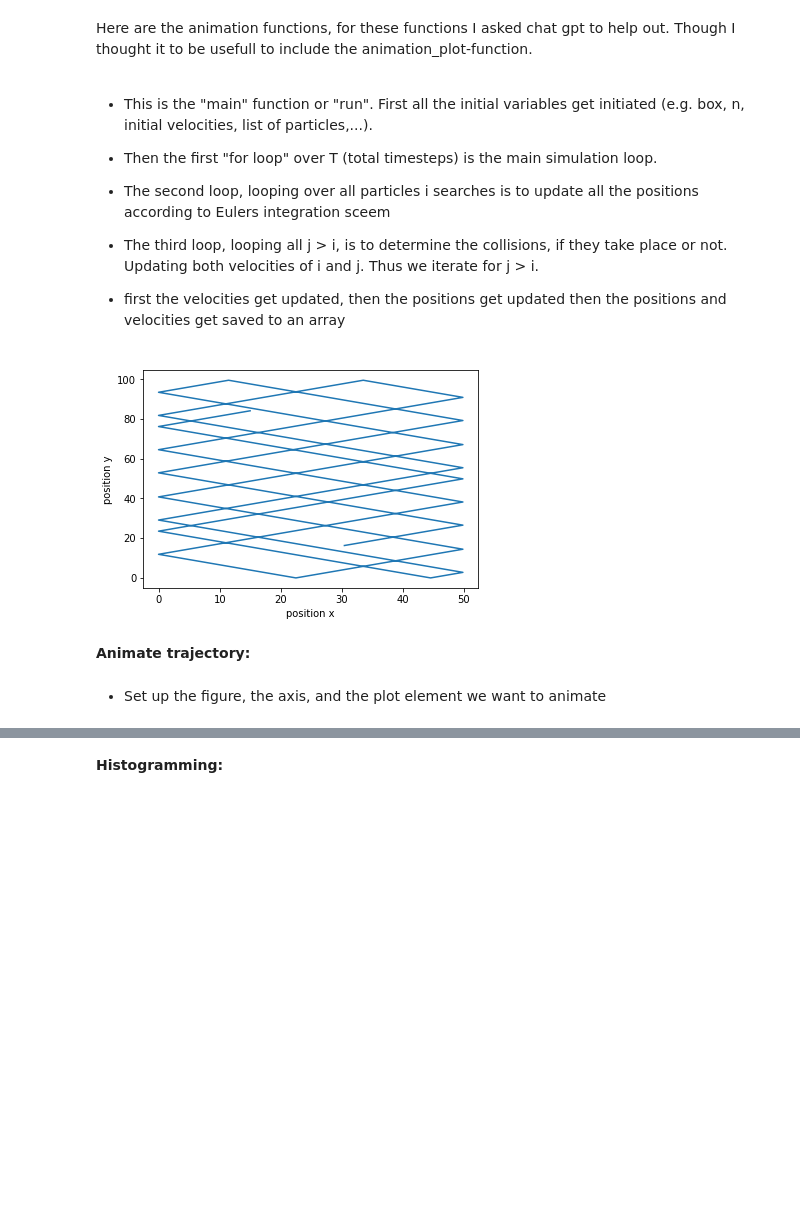
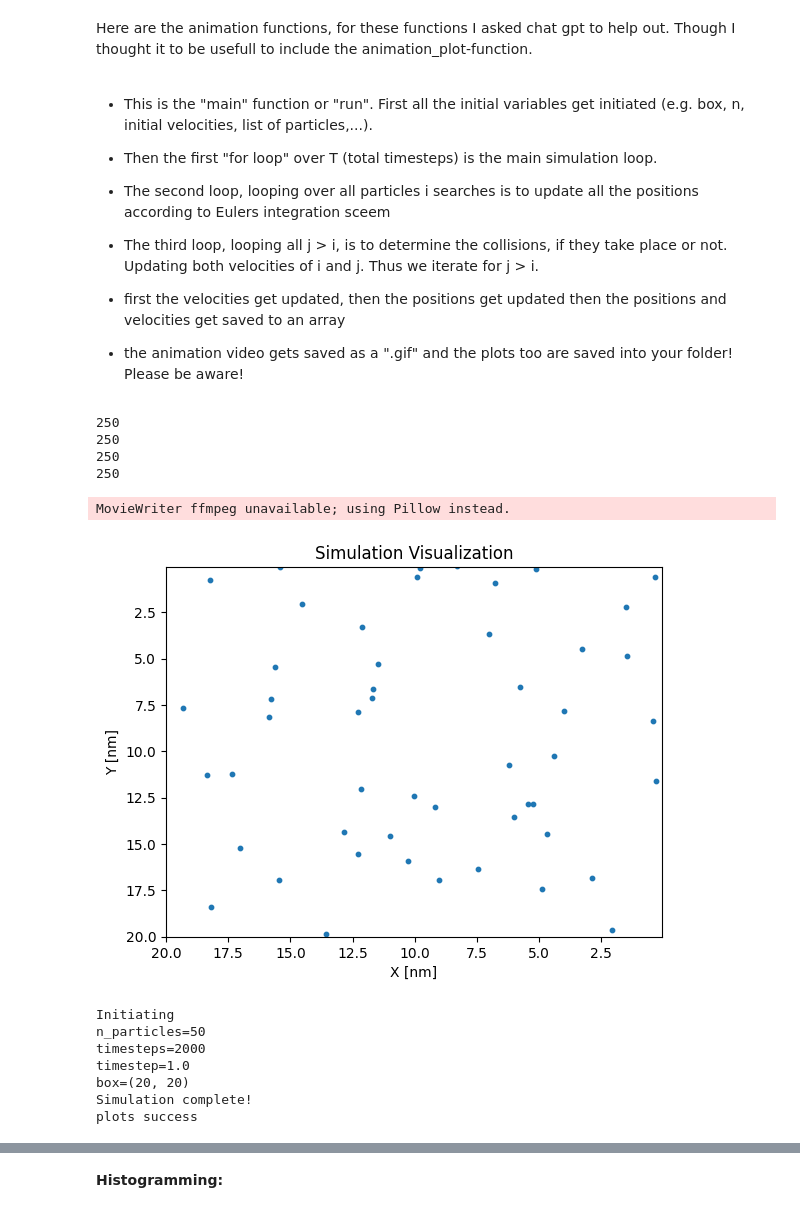
Before and after one commit to DominicNieder/Complex-Classical-Systems, a Jupyter notebook: sheet-01-handin.ipynb, the cells around one changed output, grey strips where cells are left out. Cells and saved outputs as stored; diff of their text form; code cells hidden in the pictures; blank space fills up the shorter version.

```diff
--- a/sheet-01-handin.ipynb
+++ b/sheet-01-handin.ipynb
@@ -86,6 +87,8 @@ def animation_plot(p_radius:float|int,box:tuple[float|int]):
 * The third loop, looping all j > i, is to determine the collisions, if they take place or not. Updating both velocities of i and j. Thus we iterate for j > i.
 
 * first the velocities get updated, then the positions get updated then the positions and velocities get saved to an array
+
+* the animation video gets saved as a ".gif" and the plots too are saved into your folder! Please be aware!
 # %%
 def run():
     log="Initiating\n"
@@ -181,38 +184,45 @@ def run():
     plt.xlabel("|v| [nm/tau]")
     plt.ylabel("occupancy")
     axs[0].hist(v_abs1,n_bins,density=False)
     axs[1].hist(v_abs2,n_bins,density=False)
     axs[0].set_xlabel('|v| [nm/tau]')
     axs[1].set_xlabel('|v| [nm/tau]')
     axs[0].set_ylabel('occupancy')
     plt.savefig("maxwell_boltzmann-v_abs"+str(v0)+".png")
     plt.close()
 
     ### Maxwell Boltzmann distribution
     mw = mw_boltzmann_distri((0.0,1.75),temp)
     fig=plt.plot(mw[0],mw[1])
     plt.title("Maxwell Boltzmann distribution")
     plt.xlabel("|v| [nm/tau]")
     plt.ylabel("p(|x|)")
     plt.grid()
     # creating histogram & maxwell-Boltzmann distribution
     plt.savefig("maxwell_boltzmannTheory"+str(v0)+".png")
     plt.close()
     log=log+"plots success\n"
 
     ### Animation
     scat, fig, ax = animation_plot(par[0].r*10, box)
     anim = FuncAnimation(fig, animate, frames=T, fargs=(x_data, y_data, scat), interval=50, blit=True)
     writer = FFMpegWriter(fps=10, metadata=dict(artist='Dominic Nieder'), bitrate=1800)
     anim.save("simulation2.gif")
     plt.show()
-    return log
+    return log, anim
 
-
-print(run())
+log, anim = run()
 # %% [output]
+250
+250
+250
+250
+MovieWriter ffmpeg unavailable; using Pillow instead.
-[figure, old version]
+[figure, new version]
+Initiating
+n_particles=50
+timesteps=2000
+timestep=1.0
+box=(20, 20)
+Simulation complete!
+plots success
-# %% [markdown]
-**Animate trajectory:**
-# %% [markdown]
-* Set up the figure, the axis, and the plot element we want to animate
```
Also changed, not shown: parts of 7 cells of this notebook.
